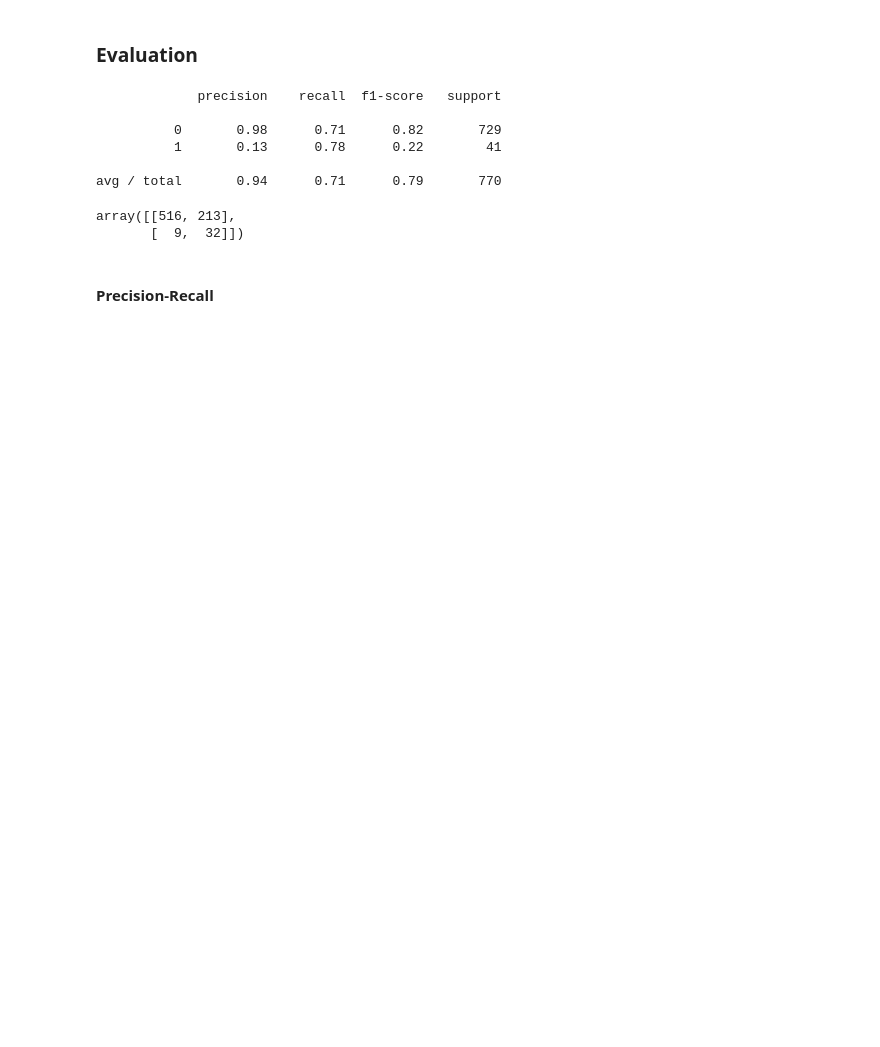
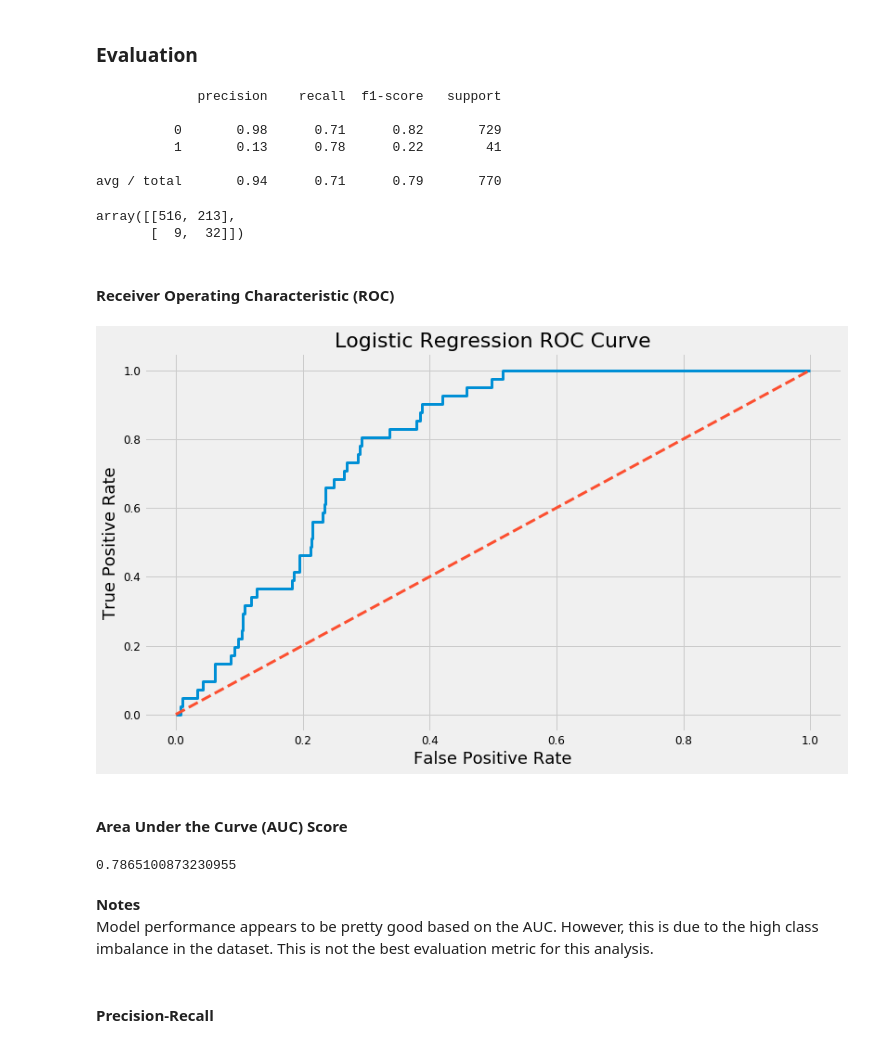
Before and after one commit to kevscon/Project-3, a Jupyter notebook: modeling-rev.ipynb, the cells around one changed output. Drawn from its saved outputs; the diff is of its cells as text; code cells hidden in the pictures; blank space fills up the shorter version.

```diff
--- a/modeling-rev.ipynb
+++ b/modeling-rev.ipynb
@@ -399,3 +404,5 @@ array([[516, 213],
 # %%
 # probabilities of swing county for each observation
 log_predict_proba = log_pipe.predict_proba(X_test)[:, 1]
+# %% [markdown]
+#### Receiver Operating Characteristic (ROC)
@@ -402,3 +413,20 @@ log_predict_proba = log_pipe.predict_proba(X_test)[:, 1]
+# %%
+plt.plot(log_fpr, log_tpr)
+plt.plot([0, 1], [0, 1], linestyle='--')
+plt.xlabel('False Positive Rate')
+plt.ylabel('True Positive Rate')
+plt.title('Logistic Regression ROC Curve');
+# %% [output]
+[figure, added]
+# %% [markdown]
+#### Area Under the Curve (AUC) Score
+# %%
+roc_auc_score(y_test, log_predict_proba)
+# %% [output]
+0.7865100873230955
+# %% [markdown]
+**Notes**
+Model performance appears to be pretty good based on the AUC. However, this is due to the high class imbalance in the dataset. This is not the best evaluation metric for this analysis.
 # %% [markdown]
 #### Precision-Recall
 # %%
```
Also changed, not shown: parts of 212 cells of this notebook.
